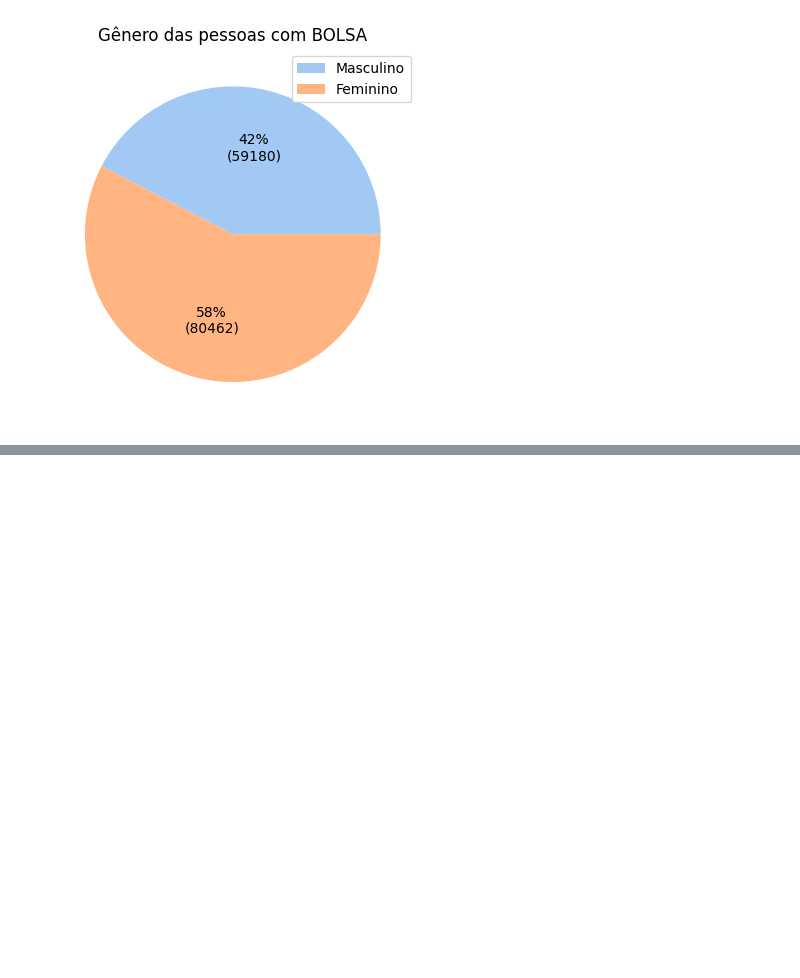
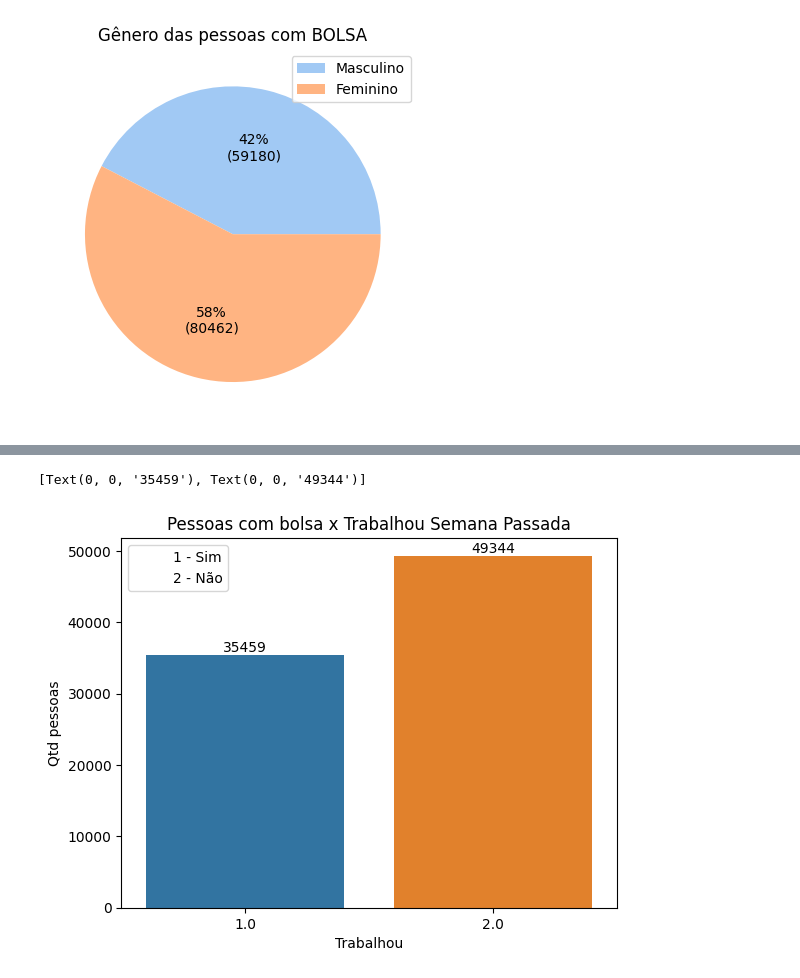
Before and after one commit to Jownao/dive_datascience, a Jupyter notebook: lab/03_Analise_dados_bolsa_familia.ipynb, the cells around one changed output, grey strips where cells are left out. Saved outputs shown, nothing was run; the diff lists cells and outputs as text; code cells hidden in the pictures; blank space fills up the shorter version.

```diff
--- a/lab/03_Analise_dados_bolsa_familia.ipynb
+++ b/lab/03_Analise_dados_bolsa_familia.ipynb
@@ -382,0 +434,18 @@ plt.show()
+# %%
+# Pessoas com bolsa x Trabalhou semanasa passada /
+
+datatb = datapFB.groupby("cod_trabalhou_memb")['id_familia'].count()
+datatb = convert_sums_frame(datatb, ['cod_trabalhou_memb','id_familia'])
+datatb = datatb.sort_values(by='cod_trabalhou_memb',
+                      ascending=False )
+
+bar = sns.barplot(data=datatb, x="cod_trabalhou_memb",y="id_familia",errwidth=0)
+bar.set(xlabel='Trabalhou',ylabel='Qtd pessoas')
+plt.title('Pessoas com bolsa x Trabalhou Semana Passada')
+plt.legend(('1 - Sim',
+'2 - Não'
+))
+bar.bar_label(bar.containers[0])
+# %% [output]
+[Text(0, 0, '35459'), Text(0, 0, '49344')]
+[figure, added]
```
Also changed, not shown: parts of 24 cells of this notebook.
